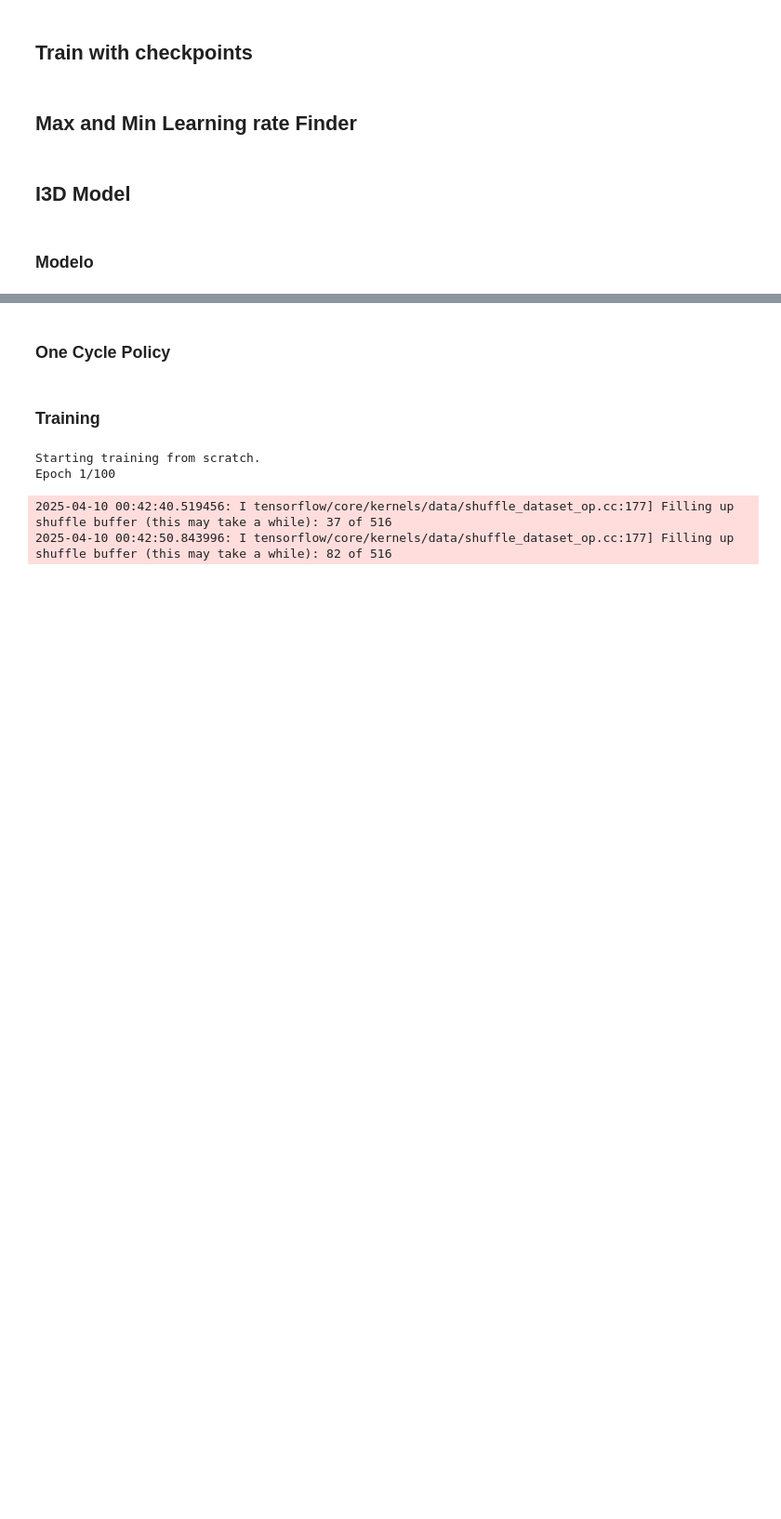
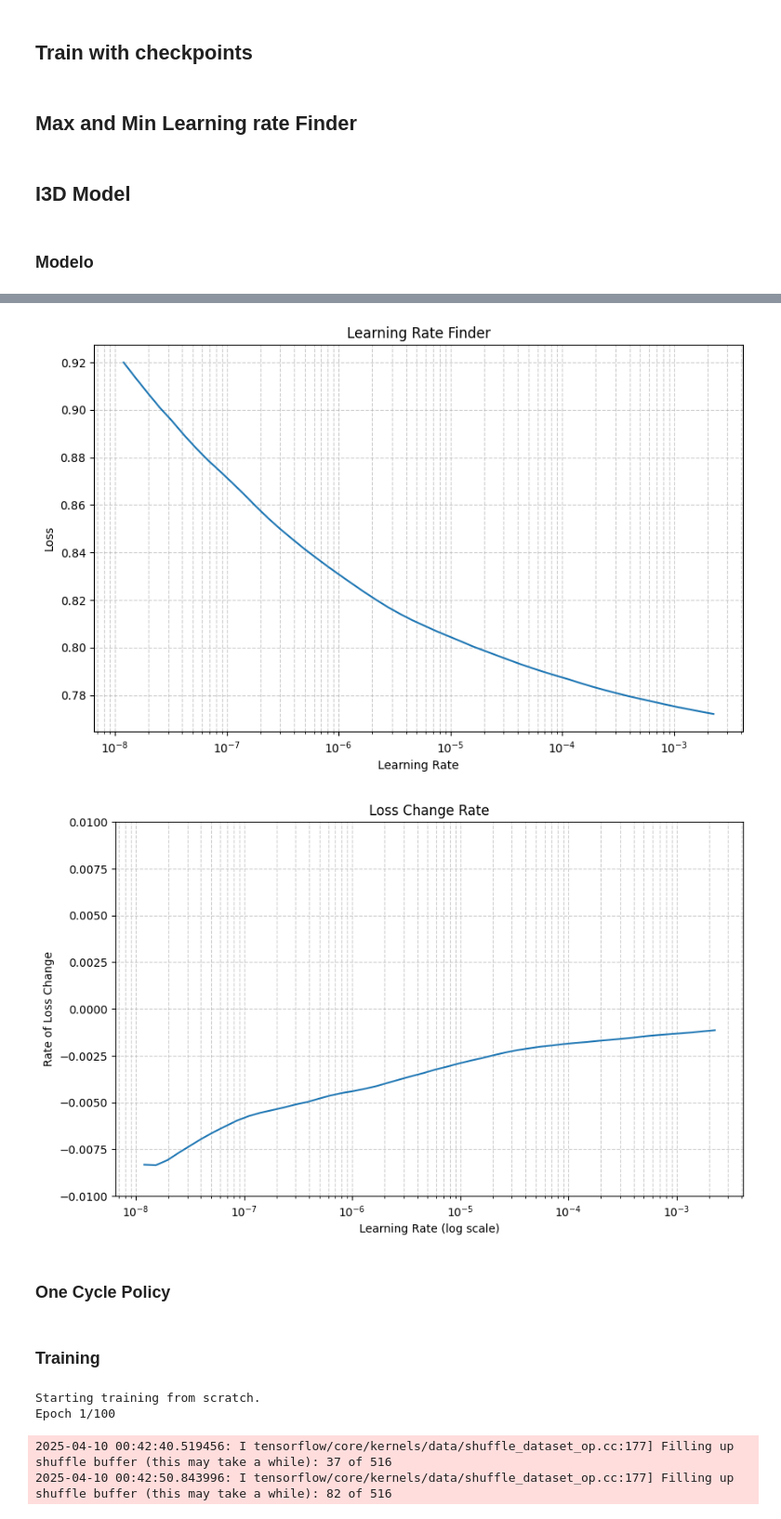
Before and after one commit to AndresH1234/Crime_Detection, a Jupyter notebook: notebooks/4_models.ipynb, the cells around one changed output, grey strips where cells are left out. Shown: that part at 93% size. Saved outputs shown, nothing was run; the diff lists cells and outputs as text; code cells hidden in the pictures; blank space fills up the shorter version.

Commit message:
LRFinder funcional

```diff
--- a/notebooks/4_models.ipynb
+++ b/notebooks/4_models.ipynb
@@ -477,2 +476,12 @@ for x, y in test_dataset.take(1):
 (8, 32, 224, 224, 3)
 (8, 2)
+# %%
+# Instanciar el LRFinder
+lr_finder = LRFinder(min_lr=1e-9, max_lr=1e-2, steps=65)
+# Ejecutar el LRFinder sobre un subconjunto del dataset (mejor si es un subconjunto pequeño)
+model_1.fit(
+    train_dataset.take(200),  # puedes ajustar este valor según el tamaño de tus batches
+    epochs=1,
+    batch_size=64,
+    callbacks=[lr_finder]
+)
@@ -479,3 +516,10 @@ for x, y in test_dataset.take(1):
+# %%
+# Visualización
+lr_finder.plot_loss()
+lr_finder.plot_loss_change()
+# %% [output]
+[figure, added]
+[figure, added]
 # %% [markdown]
 ### One Cycle Policy
 # %%
```
Also changed, not shown: parts of 9 cells of this notebook, 1 other file.
